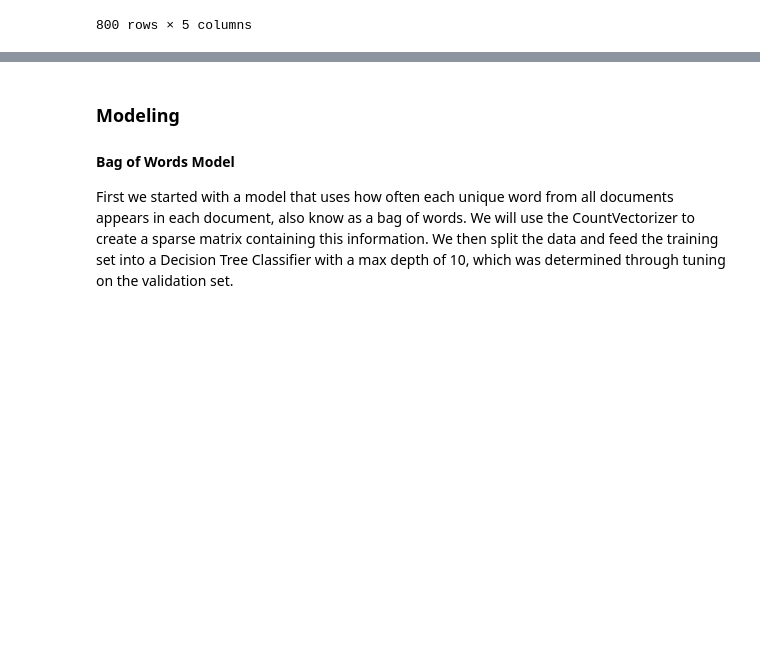
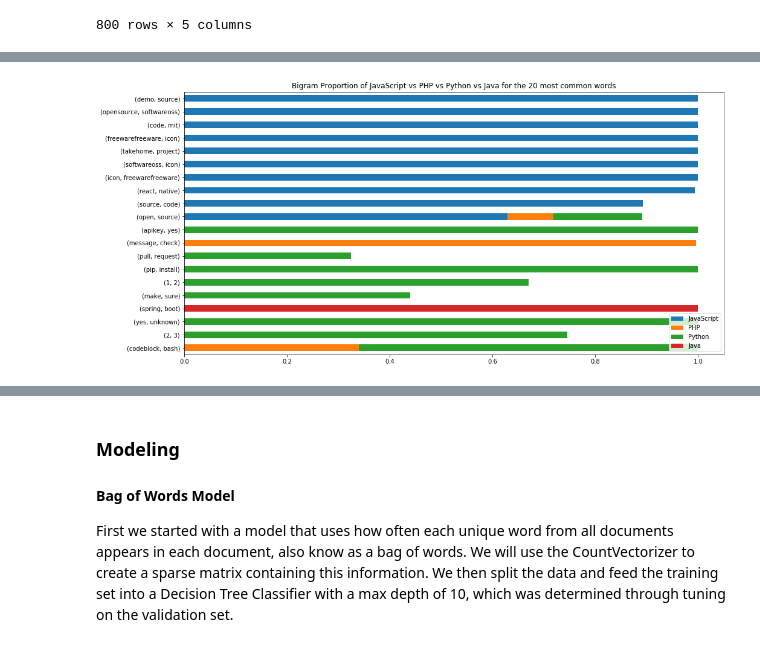
Before and after one commit to Three-Data-Guys/natural-language-processing-github, a Jupyter notebook: github_nlp.ipynb, the cells around one changed output, grey strips where cells are left out. Drawn from its saved outputs; the diff is of its cells as text; code cells hidden in the pictures; blank space fills up the shorter version.

```diff
--- a/github_nlp.ipynb
+++ b/github_nlp.ipynb
@@ -104,0 +132,6 @@ df
+# %%
+# bigram per language
+bigram_word_counts = explore.top_twenty_bigrams(df)
+explore.viz_top_bigram(bigram_word_counts)
+# %% [output]
+[figure, added]
```
Also changed, not shown: parts of 11 cells of this notebook.
